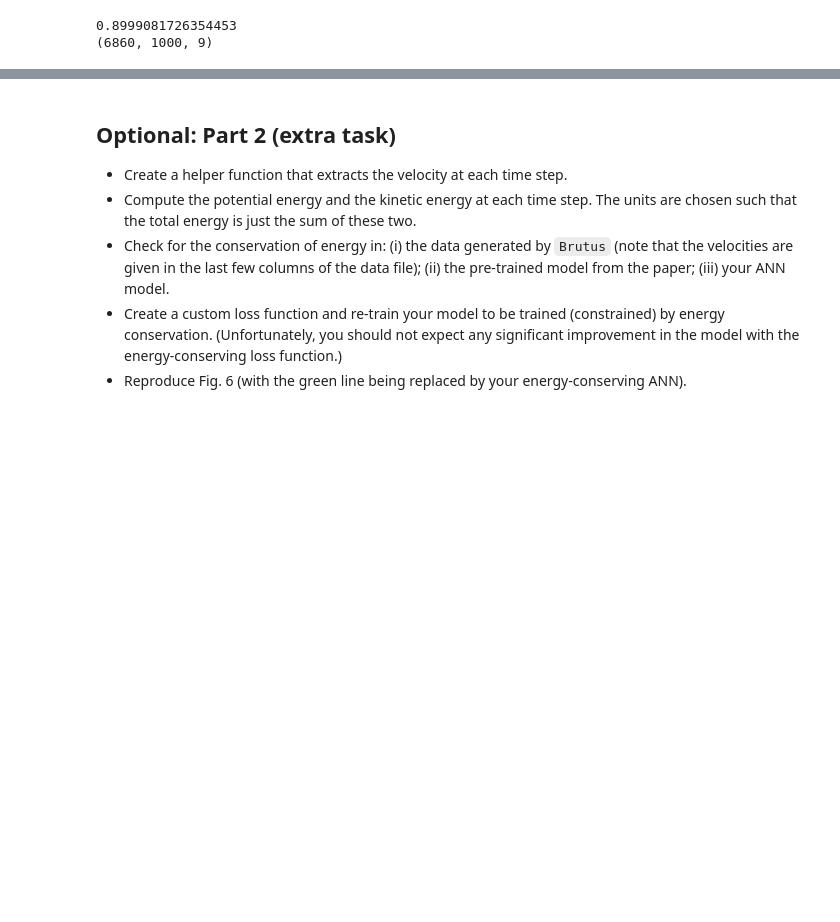
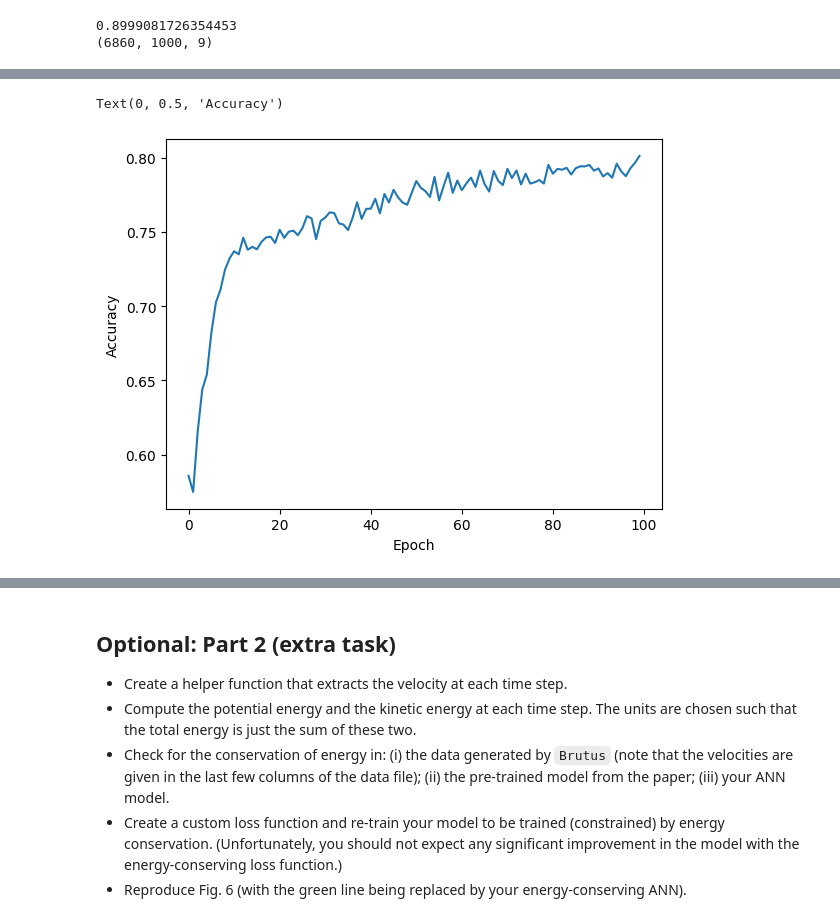
Before and after one commit to stinaper/tif285, a Jupyter notebook: doc/pub/Projects/Project2/TIF285_Project2.ipynb, the cells around one changed output, grey strips where cells are left out. Saved outputs shown, nothing was run; the diff lists cells and outputs as text; code cells hidden in the pictures; blank space fills up the shorter version.

```diff
--- a/doc/pub/Projects/Project2/TIF285_Project2.ipynb
+++ b/doc/pub/Projects/Project2/TIF285_Project2.ipynb
@@ -380,3 +385,10 @@ Epoch 100/100
+# %%
+plt.plot(history.history['accuracy'])
+plt.xlabel('Epoch')
+plt.ylabel('Accuracy')
+# %% [output]
+Text(0, 0.5, 'Accuracy')
+[figure, added]
 # %%
 x, y = get_data(0)
 model_y = model.predict(x)
```
Also changed, not shown: parts of 18 cells of this notebook.
